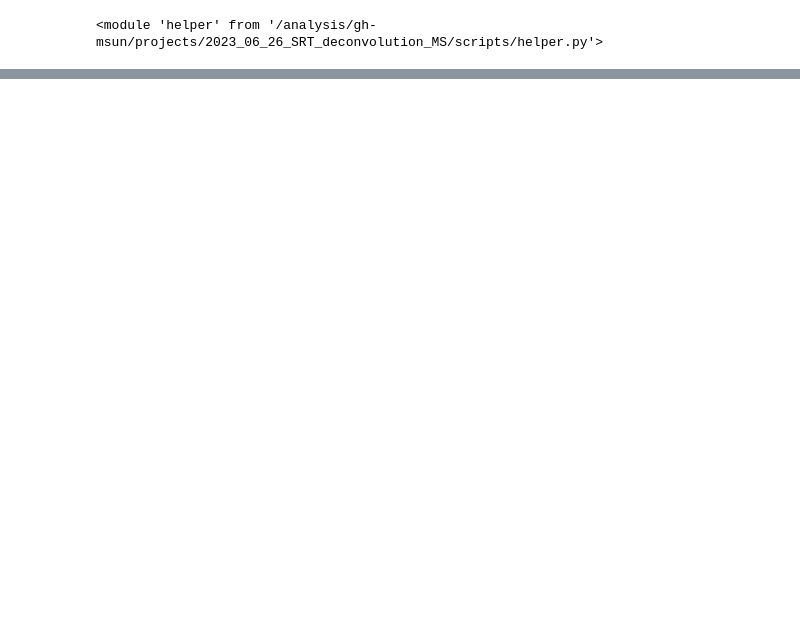
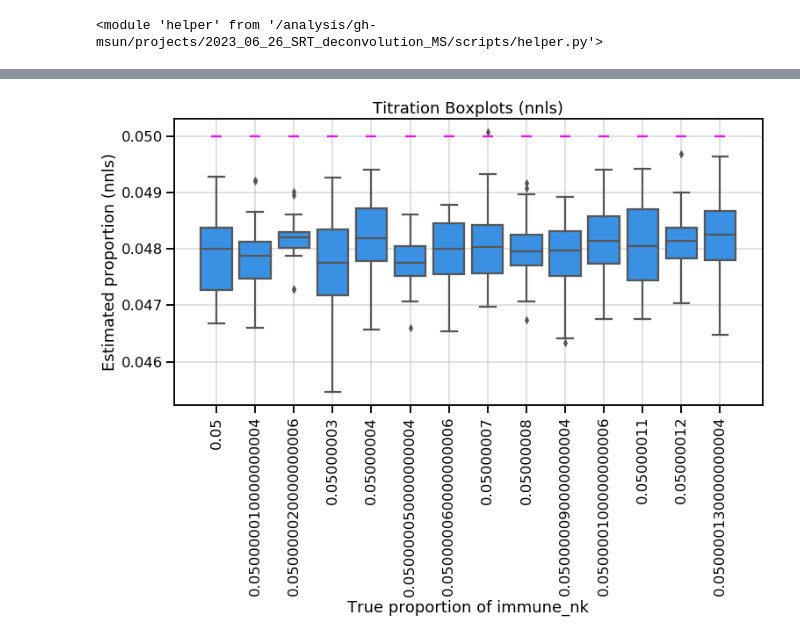
Before and after one commit to gh-msun/gh-msun, a Jupyter notebook: projects/2023_06_26_SRT_deconvolution_MS/notebooks/titration/t_subset_blueprint_2m/titration_experiment_blueprint_t_reg.ipynb, the cells around one changed output, grey strips where cells are left out. Cells and saved outputs as stored; diff of their text form; code cells hidden in the pictures; blank space fills up the shorter version.

```diff
--- a/projects/2023_06_26_SRT_deconvolution_MS/notebooks/titration/t_subset_blueprint_2m/titration_experiment_blueprint_t_reg.ipynb
+++ b/projects/2023_06_26_SRT_deconvolution_MS/notebooks/titration/t_subset_blueprint_2m/titration_experiment_blueprint_t_reg.ipynb
@@ -411,2 +473,10 @@ dcnv.boxplot_titration_zoom(list_of_deconvolution_dfs=deconvolution_nnls,
 # %%
 # spot check one mixture replicate
+# %%
+dcnv.boxplot_titration(list_of_deconvolution_dfs=deconvolution_nnls,
+                      cell_type='immune_nk',
+                      true_proportions=list(np.repeat(0.05, len(tnai_titrating_proprotions)) + np.arange(14)*0.00000001),
+                      deconvolution_method_name='nnls'
+                      )
+# %% [output]
+[figure, added]
```
Also changed, not shown: parts of 18 cells of this notebook, 5 other files.
